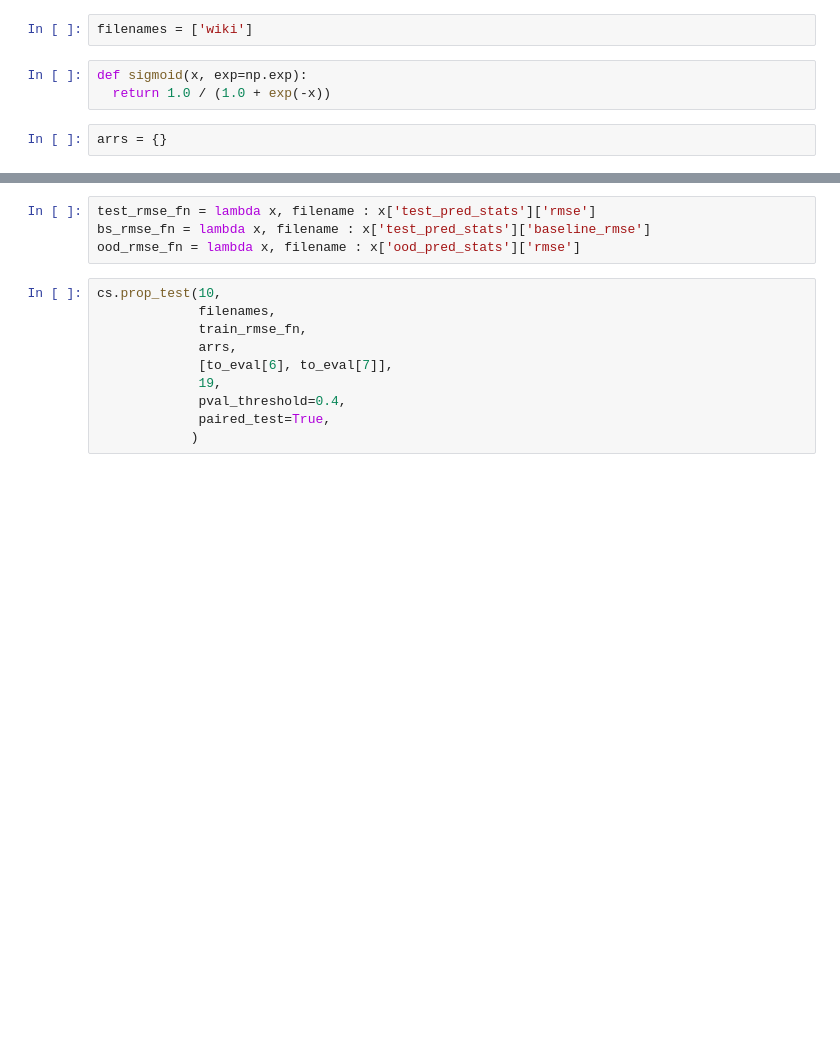
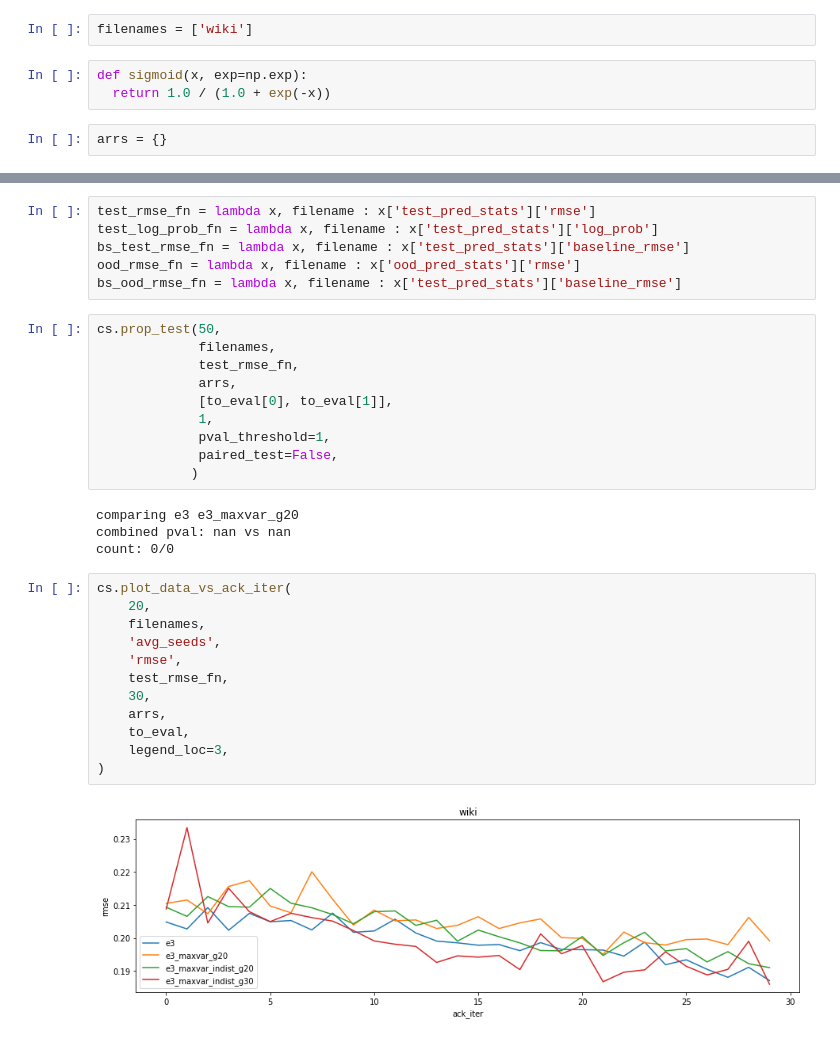
Before and after one commit to tmfs10/bb-opt, a Jupyter notebook: notebooks_sid/al_results_viz.ipynb, the cells around one changed output, grey strips where cells are left out. Cells and saved outputs as stored; diff of their text form; blank space fills up the shorter version.

```diff
--- a/notebooks_sid/al_results_viz.ipynb
+++ b/notebooks_sid/al_results_viz.ipynb
@@ -49,14 +70,34 @@ to_eval = [
 # %%
 test_rmse_fn = lambda x, filename : x['test_pred_stats']['rmse']
-bs_rmse_fn = lambda x, filename : x['test_pred_stats']['baseline_rmse']
+test_log_prob_fn = lambda x, filename : x['test_pred_stats']['log_prob']
+bs_test_rmse_fn = lambda x, filename : x['test_pred_stats']['baseline_rmse']
 ood_rmse_fn = lambda x, filename : x['ood_pred_stats']['rmse']
+bs_ood_rmse_fn = lambda x, filename : x['test_pred_stats']['baseline_rmse']
 # %%
-cs.prop_test(10,
+cs.prop_test(50,
              filenames,
-             train_rmse_fn,
+             test_rmse_fn,
              arrs,
-             [to_eval[6], to_eval[7]],
-             19,
-             pval_threshold=0.4,
-             paired_test=True,
+             [to_eval[0], to_eval[1]],
+             1,
+             pval_threshold=1,
+             paired_test=False,
             )
+# %% [output]
+comparing e3 e3_maxvar_g20
+combined pval: nan vs nan
+count: 0/0
+# %%
+cs.plot_data_vs_ack_iter(
+    20,
+    filenames,
+    'avg_seeds',
+    'rmse',
+    test_rmse_fn,
+    30,
+    arrs,
+    to_eval,
+    legend_loc=3,
+)
+# %% [output]
+[figure, added]
```
Also changed, not shown: parts of 10 cells of this notebook, 8 other files.
